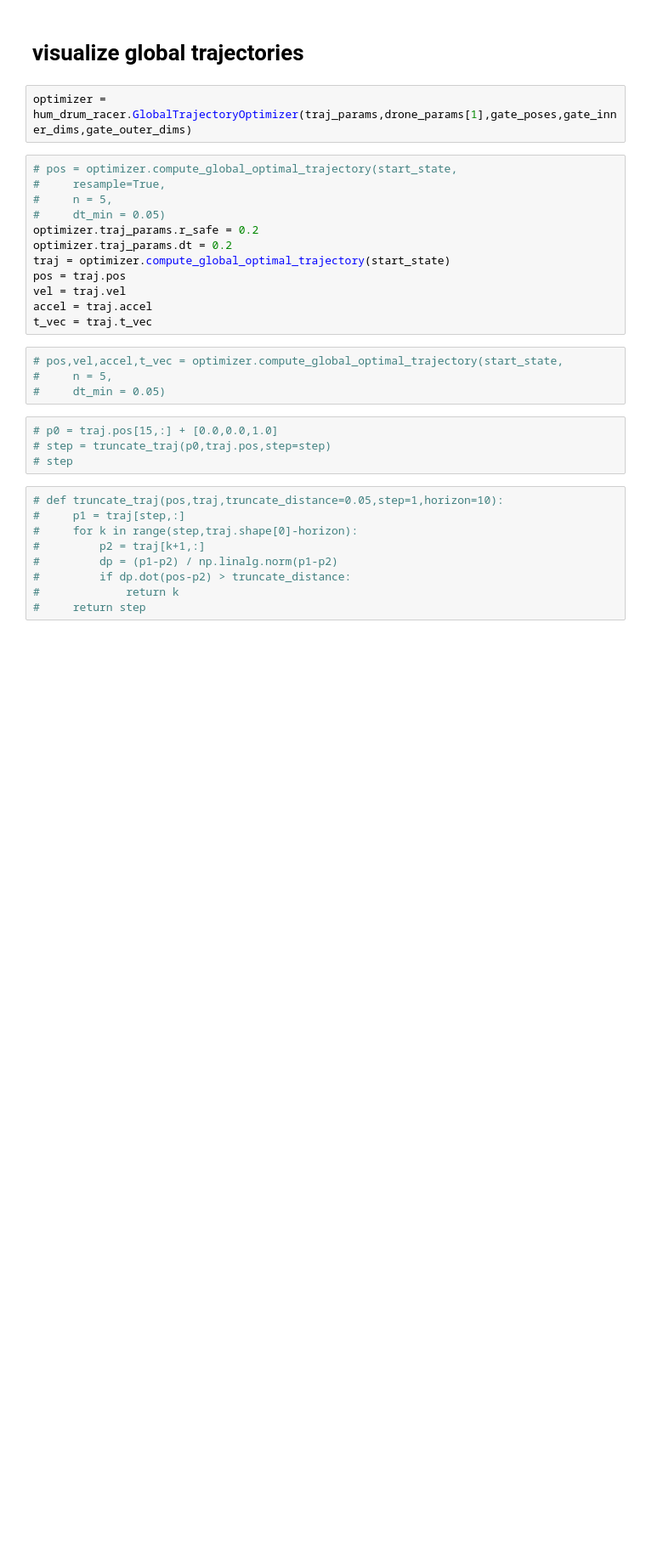
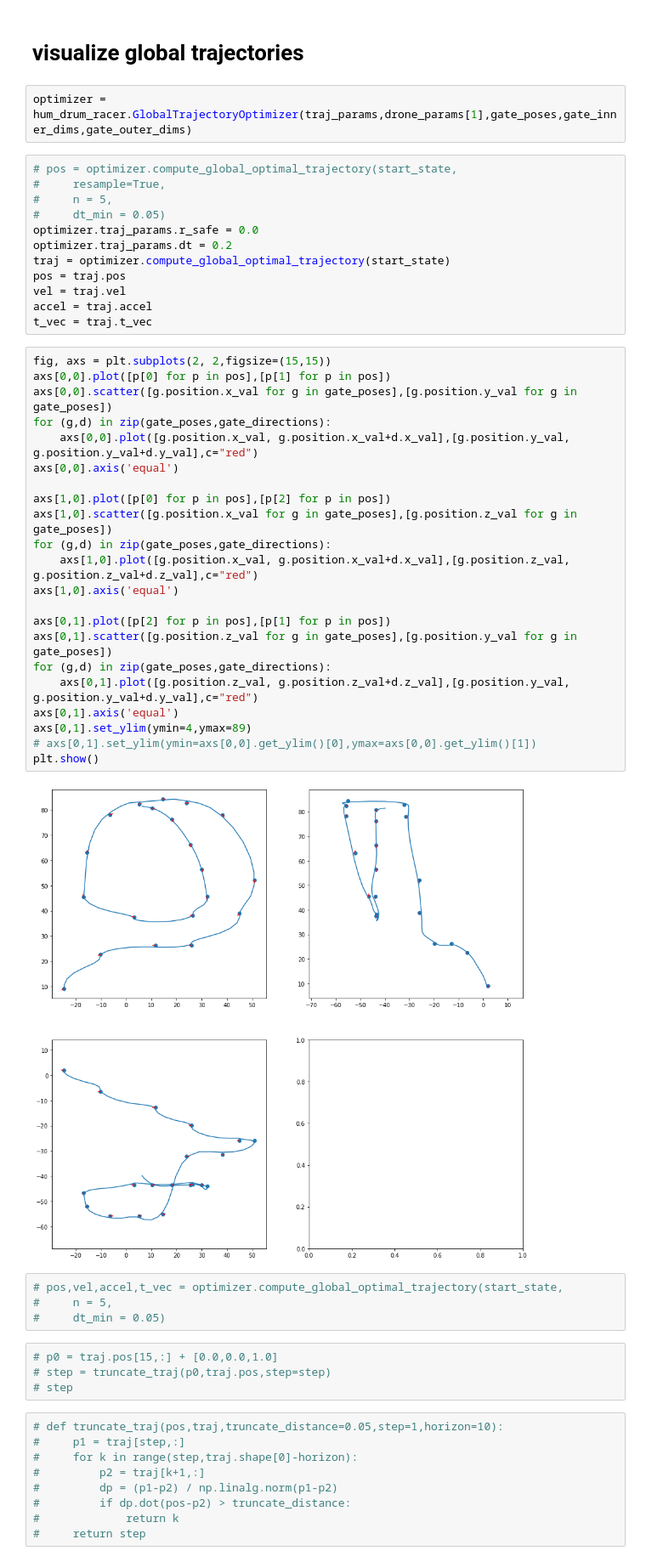
Before and after one commit to kylejbrown17/AirSim-NeurIPS2019-Drone-Racing, a Jupyter notebook: baselines/HumDrumExperiments.ipynb, the cells around one changed output. Shown at 85% size. Cells and saved outputs as stored; diff of their text form; blank space fills up the shorter version.

Commit message:
There is definitely something fishy happening with the gate poses. Trying to debug now.

```diff
--- a/baselines/HumDrumExperiments.ipynb
+++ b/baselines/HumDrumExperiments.ipynb
@@ -150,13 +163,37 @@ optimizer = hum_drum_racer.GlobalTrajectoryOptimizer(traj_params,drone_params[1]
 #     resample=True,
 #     n = 5,
 #     dt_min = 0.05)
-optimizer.traj_params.r_safe = 0.2
+optimizer.traj_params.r_safe = 0.0
 optimizer.traj_params.dt = 0.2
 traj = optimizer.compute_global_optimal_trajectory(start_state)
 pos = traj.pos
 vel = traj.vel
 accel = traj.accel
 t_vec = traj.t_vec
+# %%
+fig, axs = plt.subplots(2, 2,figsize=(15,15))
+axs[0,0].plot([p[0] for p in pos],[p[1] for p in pos])
+axs[0,0].scatter([g.position.x_val for g in gate_poses],[g.position.y_val for g in gate_poses])
+for (g,d) in zip(gate_poses,gate_directions):
+    axs[0,0].plot([g.position.x_val, g.position.x_val+d.x_val],[g.position.y_val, g.position.y_val+d.y_val],c="red")
+axs[0,0].axis('equal')
+
+axs[1,0].plot([p[0] for p in pos],[p[2] for p in pos])
+axs[1,0].scatter([g.position.x_val for g in gate_poses],[g.position.z_val for g in gate_poses])
+for (g,d) in zip(gate_poses,gate_directions):
+    axs[1,0].plot([g.position.x_val, g.position.x_val+d.x_val],[g.position.z_val, g.position.z_val+d.z_val],c="red")
+axs[1,0].axis('equal')
+
+axs[0,1].plot([p[2] for p in pos],[p[1] for p in pos])
+axs[0,1].scatter([g.position.z_val for g in gate_poses],[g.position.y_val for g in gate_poses])
+for (g,d) in zip(gate_poses,gate_directions):
+    axs[0,1].plot([g.position.z_val, g.position.z_val+d.z_val],[g.position.y_val, g.position.y_val+d.y_val],c="red")
+axs[0,1].axis('equal')
+axs[0,1].set_ylim(ymin=4,ymax=89)
+# axs[0,1].set_ylim(ymin=axs[0,0].get_ylim()[0],ymax=axs[0,0].get_ylim()[1])
+plt.show()
+# %% [output]
+[figure, added]
 # %%
 # pos,vel,accel,t_vec = optimizer.compute_global_optimal_trajectory(start_state,
 #     n = 5,
```
Also changed, not shown: parts of 5 cells of this notebook, 1 other file.
